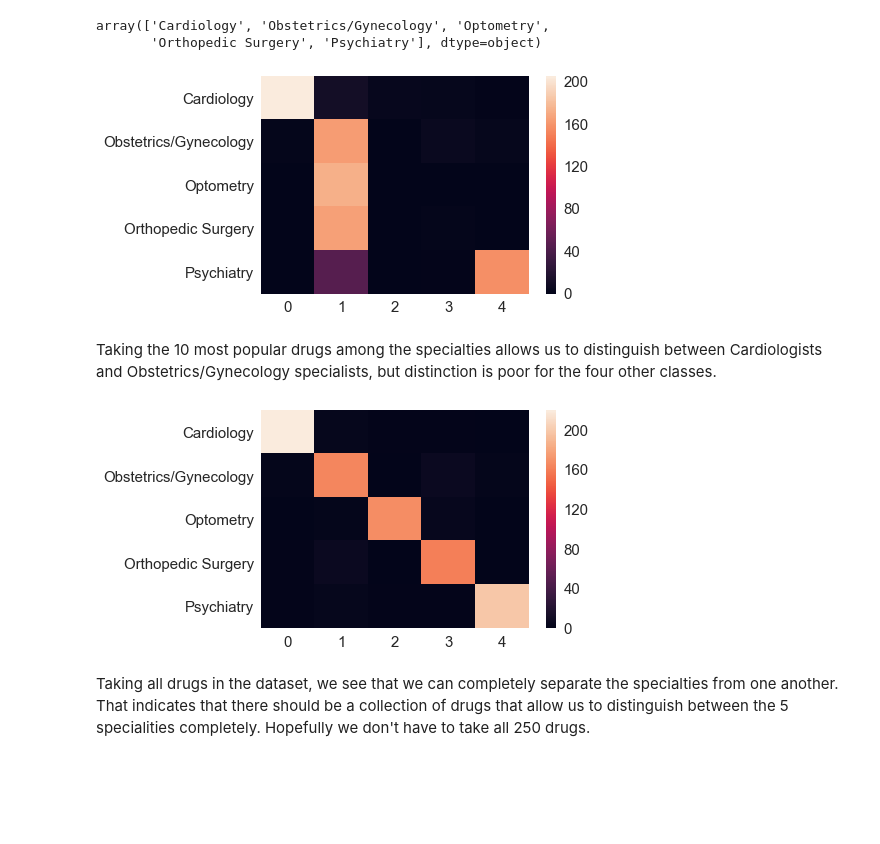
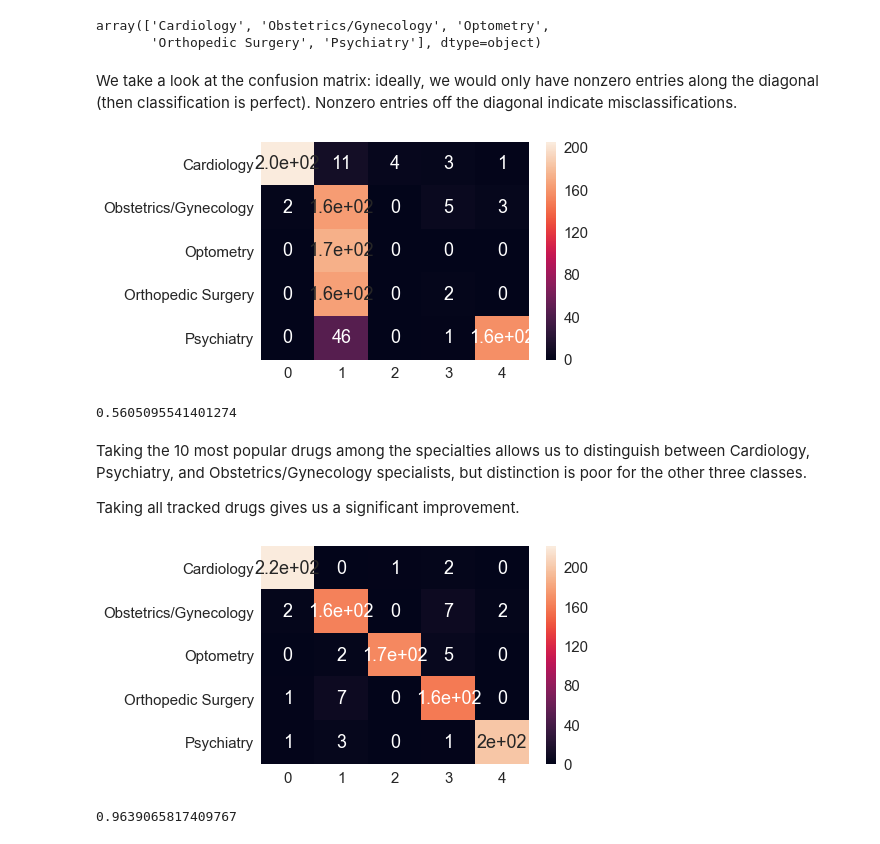
Before and after one commit to ryatchak/springboard, a Jupyter notebook: capstone1_prescriptionprediction/prediction_tasks.ipynb, the cells around one changed output. Drawn from its saved outputs; the diff is of its cells as text; code cells hidden in the pictures; blank space fills up the shorter version.

```diff
--- a/capstone1_prescriptionprediction/prediction_tasks.ipynb
+++ b/capstone1_prescriptionprediction/prediction_tasks.ipynb
@@ -290,14 +450,22 @@ logreg.classes_
 # %% [output]
 array(['Cardiology', 'Obstetrics/Gynecology', 'Optometry',
        'Orthopedic Surgery', 'Psychiatry'], dtype=object)
+# %% [markdown]
+We take a look at the confusion matrix: ideally, we would only have nonzero entries along the diagonal (then classification is perfect). Nonzero entries off the diagonal indicate misclassifications.
 # %%
 confusion = confusion_matrix(y_test, y_pred)
 confusion = pd.DataFrame(confusion, index = logreg.classes_)
-_ = sns.heatmap(confusion)
+_ = sns.heatmap(confusion, annot=True)
 # %% [output]
-[figure, old version]
+[figure, new version]
+# %%
+logreg.score(X_test, y_test)
+# %% [output]
+0.5605095541401274
 # %% [markdown]
-Taking the 10 most popular drugs among the specialties allows us to distinguish between Cardiologists and Obstetrics/Gynecology specialists, but distinction is poor for the four other classes.
+Taking the 10 most popular drugs among the specialties allows us to distinguish between Cardiology, Psychiatry, and Obstetrics/Gynecology specialists, but distinction is poor for the other three classes.
+
+Taking all tracked drugs gives us a significant improvement.
 # %%
 X = specialist_slice[tracked_drugs].values
 y = specialist_slice.Specialty
@@ -310,8 +478,10 @@ logreg.fit(X_train, y_train)
 y_pred = logreg.predict(X_test)
 confusion = confusion_matrix(y_test, y_pred)
 confusion = pd.DataFrame(confusion, index = logreg.classes_)
-_ = sns.heatmap(confusion)
+_ = sns.heatmap(confusion, annot=True)
 # %% [output]
-[figure, old version]
+[figure, new version]
-# %% [markdown]
-Taking all drugs in the dataset, we see that we can completely separate the specialties from one another. That indicates that there should be a collection of drugs that allow us to distinguish between the 5 specialities completely. Hopefully we don't have to take all 250 drugs.
+# %%
+logreg.score(X_test, y_test)
+# %% [output]
+0.9639065817409767
```
Also changed, not shown: parts of 42 cells of this notebook, 1 other file.
